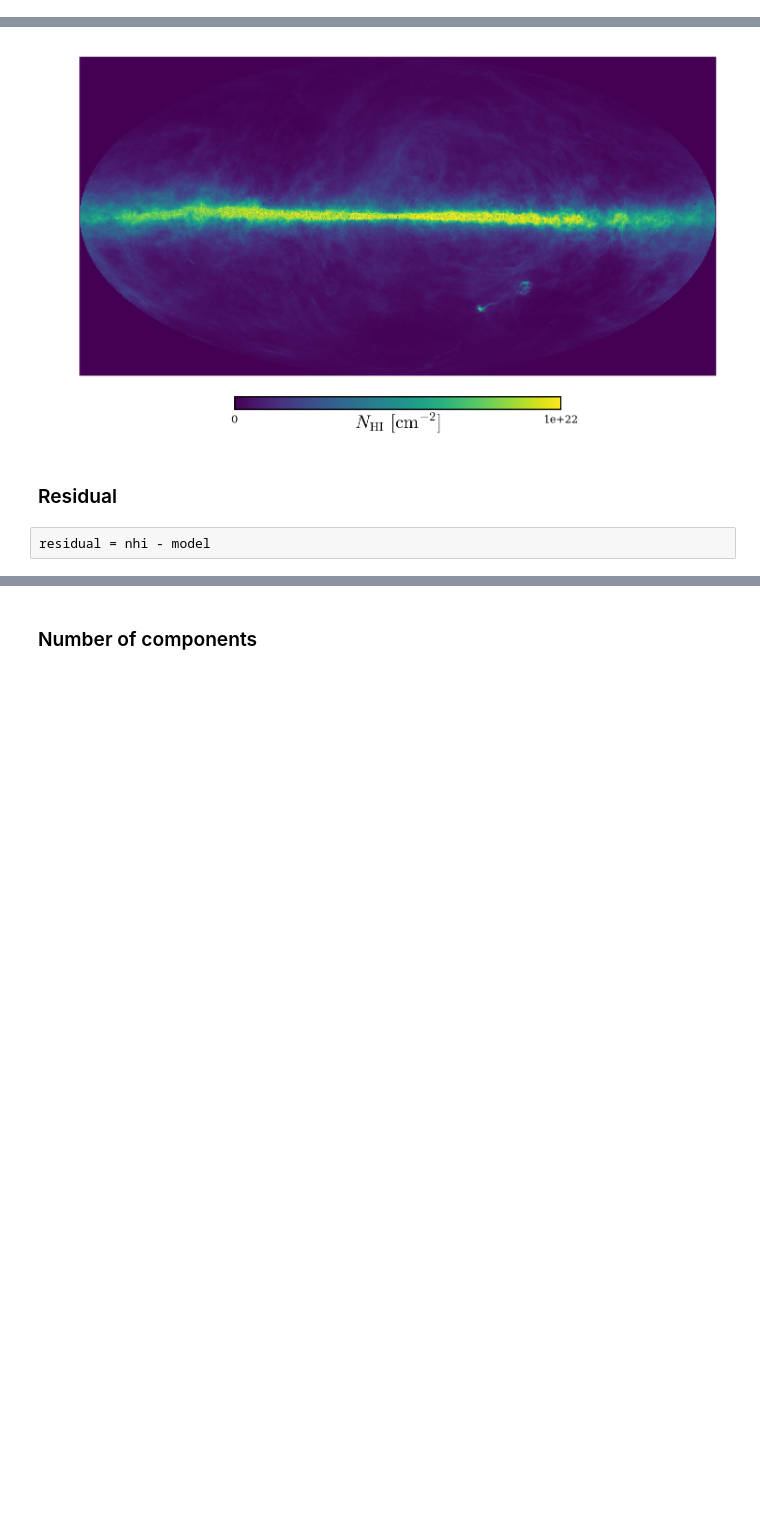
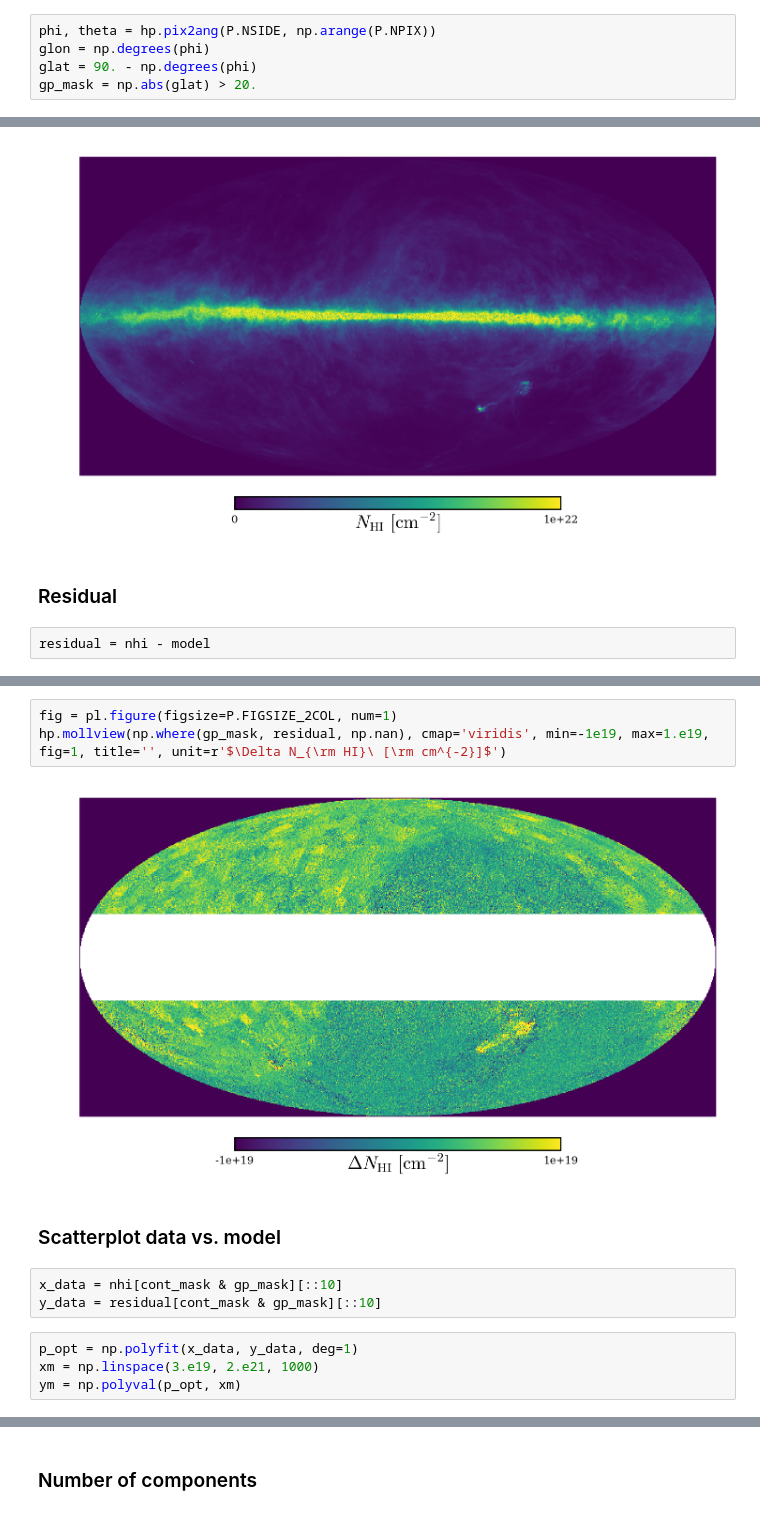
Before and after one commit to DanielLenz/gaussdec, a Jupyter notebook: condensed.ipynb, the cells around one changed output, grey strips where cells are left out. Saved outputs shown, nothing was run; the diff lists cells and outputs as text; blank space fills up the shorter version.

```diff
--- a/condensed.ipynb
+++ b/condensed.ipynb
@@ -58,0 +63,5 @@ sigmas = table.cols.sigma_kms[:]
+# %%
+phi, theta = hp.pix2ang(P.NSIDE, np.arange(P.NPIX))
+glon = np.degrees(phi)
+glat = 90. - np.degrees(phi)
+gp_mask = np.abs(glat) > 20.
@@ -76,0 +90,14 @@ hp.mollview(residual, cmap='viridis', min=-1e20, max=1.e20, fig=1, title='', uni
+# %%
+fig = pl.figure(figsize=P.FIGSIZE_2COL, num=1)
+hp.mollview(np.where(gp_mask, residual, np.nan), cmap='viridis', min=-1e19, max=1.e19, fig=1, title='', unit=r'$\Delta N_{\rm HI}\ [\rm cm^{-2}]$')
+# %% [output]
+[figure, added]
+# %% [markdown]
+### Scatterplot data vs. model
+# %%
+x_data = nhi[cont_mask & gp_mask][::10]
+y_data = residual[cont_mask & gp_mask][::10]
+# %%
+p_opt = np.polyfit(x_data, y_data, deg=1)
+xm = np.linspace(3.e19, 2.e21, 1000)
+ym = np.polyval(p_opt, xm)
```
Also changed, not shown: parts of 20 cells of this notebook.
